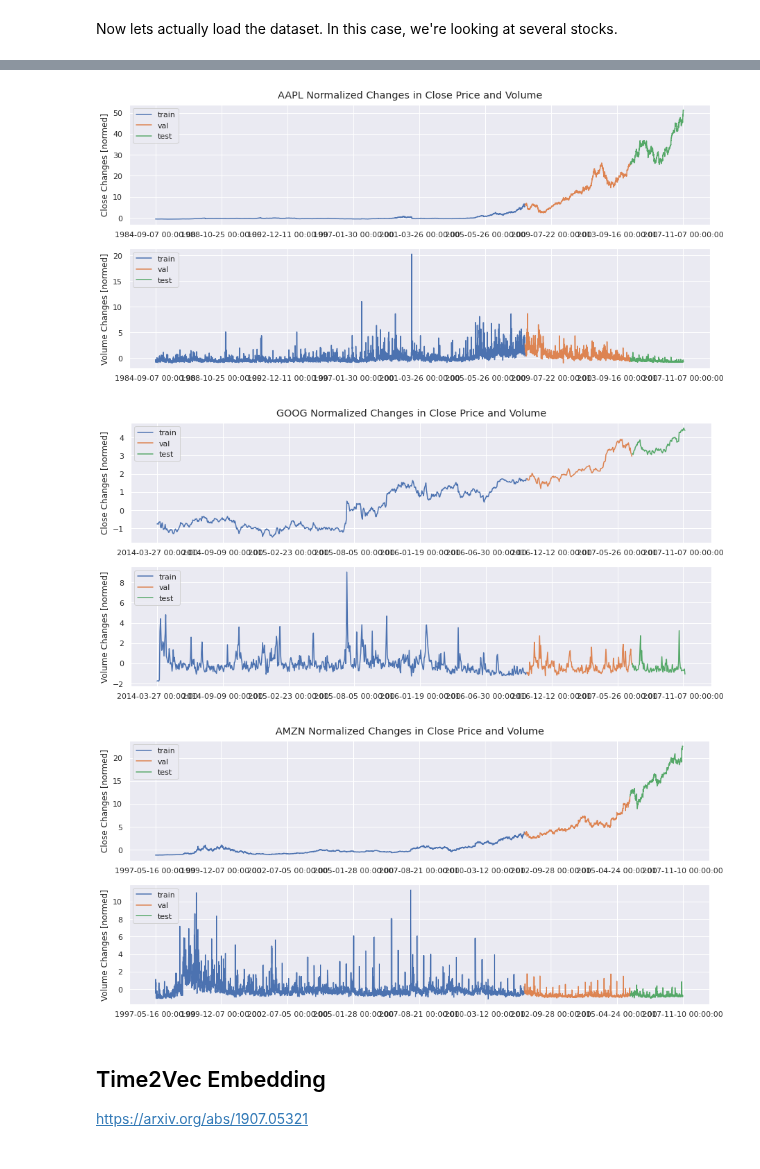
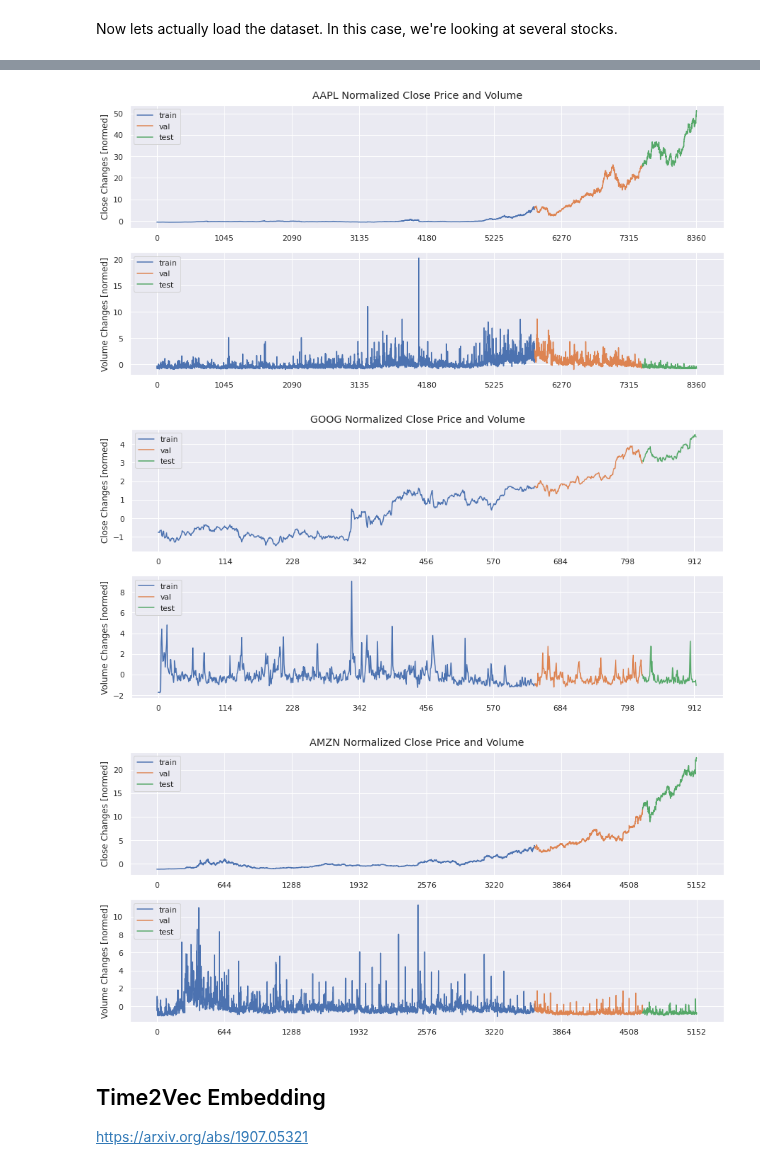
Before and after one commit to zanderman/stock-forecasting-transformer, a Jupyter notebook: forecast_transformer.ipynb, the cells around one changed output, grey strips where cells are left out. Saved outputs shown, nothing was run; the diff lists cells and outputs as text; code cells hidden in the pictures.

```diff
--- a/forecast_transformer.ipynb
+++ b/forecast_transformer.ipynb
@@ -596,7 +596,7 @@ for asset in assets:
 
     # Plot.
     fig = plt.figure(figsize=(15,7))
-    fig.suptitle(f'{asset.upper()} Normalized Changes in Close Price and Volume').set_y(0.92)
+    fig.suptitle(f'{asset.upper()} Normalized Close Price and Volume').set_y(0.92)
     n = len(df.index)//8 # Number of date record ticks on X-axis.
     ax = fig.add_subplot(211)
     ax.plot(np.arange(len(df_train.index)), df_train['Close'], label='train')
@@ -604,44 +604,44 @@ for asset in assets:
     ax.plot(np.arange(len(df_train.index)+len(df_val.index), len(df_train.index)+len(df_val.index)+len(df_test.index)), df_test['Close'], label='test')
     ax.set_ylabel('Close Changes [normed]')
     ax.set_xticks(range(0, df.shape[0], n))
-    ax.set_xticklabels(df['Date'].loc[::n])
+    # ax.set_xticklabels(df['Date'].loc[::n])
     ax.legend(loc='upper left')
     ax = fig.add_subplot(212)
     ax.plot(np.arange(len(df_train.index)),df_train['Volume'], label='train')
     ax.plot(np.arange(len(df_train.index), len(df_train.index)+len(df_val.index)),df_val['Volume'], label='val')
     ax.plot(np.arange(len(df_train.index)+len(df_val.index), len(df_train.index)+len(df_val.index)+len(df_test.index)), df_test['Volume'], label='test')
     ax.set_ylabel('Volume Changes [normed]')
     ax.set_xticks(range(0, df.shape[0], n))
-    ax.set_xticklabels(df['Date'].loc[::n])
+    # ax.set_xticklabels(df['Date'].loc[::n])
     ax.legend(loc='upper left')
 
 # Free memory.
 del dataset_train
 del dataset_val
 del dataset_test
 del frames
 # %% [output]
 WARNING: AutoGraph could not transform <bound method WindowGenerator.split_window of Total window length: 129
 Input indices: [  0   1   2   3   4   5   6   7   8   9  10  11  12  13  14  15  16  17
   18  19  20  21  22  23  24  25  26  27  28  29  30  31  32  33  34  35
   36  37  38  39  40  41  42  43  44  45  46  47  48  49  50  51  52  53
   54  55  56  57  58  59  60  61  62  63  64  65  66  67  68  69  70  71
   72  73  74  75  76  77  78  79  80  81  82  83  84  85  86  87  88  89
   90  91  92  93  94  95  96  97  98  99 100 101 102 103 104 105 106 107
  108 109 110 111 112 113 114 115 116 117 118 119 120 121 122 123 124 125
  126 127]
 Output indices: [128]
 Input features: ['DayOfYear', 'Open', 'High', 'Low', 'Close', 'Volume']
 Output features: ['DayOfYear', 'Open', 'High', 'Low', 'Close', 'Volume']> and will run it as-is.
 Please report this to the TensorFlow team. When filing the bug, set the verbosity to 10 (on Linux, `export AUTOGRAPH_VERBOSITY=10`) and attach the full output.
 Cause: module 'gast' has no attribute 'Index'
 To silence this warning, decorate the function with @tf.autograph.experimental.do_not_convert
 train: 305 batches
 val: 80 batches
 test: 36 batches
-[figure, old version]
+[figure, new version]
-[figure, old version]
+[figure, new version]
-[figure, old version]
+[figure, new version]
 # %% [markdown]
 ## Time2Vec Embedding
 
```
Also changed, not shown: parts of 5 cells of this notebook.
